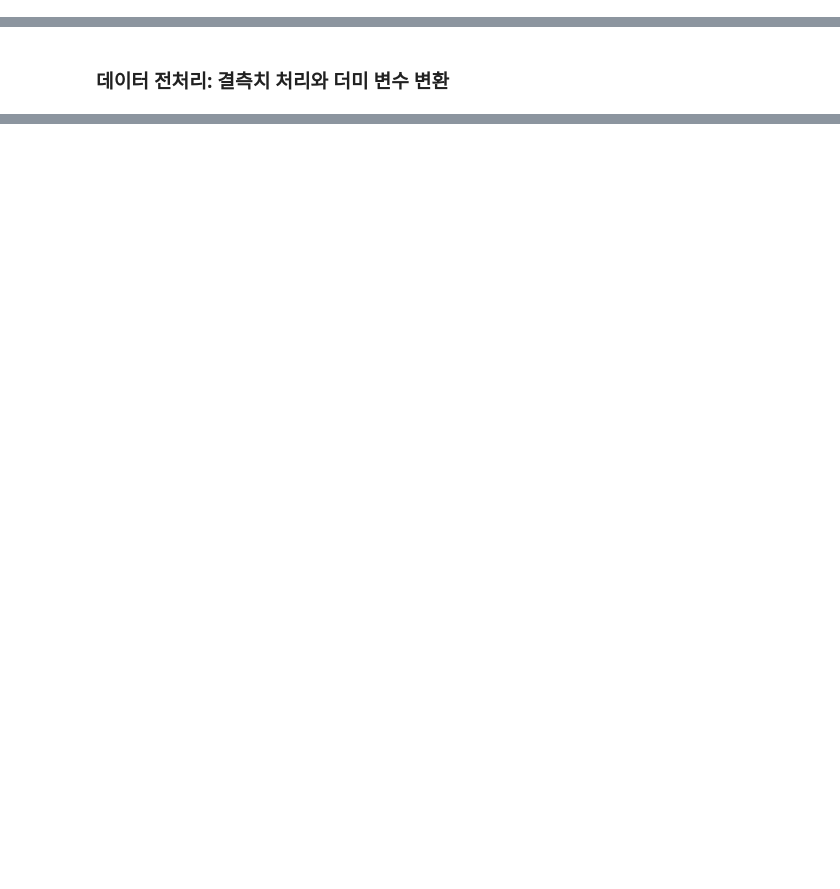
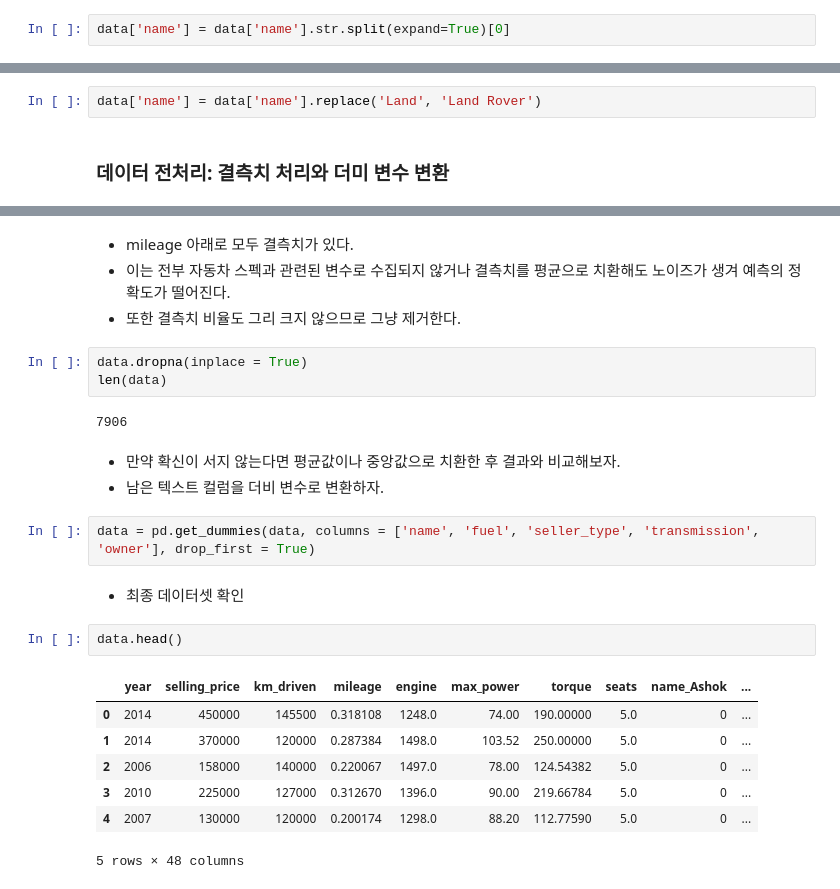
Before and after one commit to HSYhrae/TIL, a Jupyter notebook: Random_Forest(car).ipynb, the cells around one changed output, grey strips where cells are left out. Saved outputs shown, nothing was run; the diff lists cells and outputs as text; blank space fills up the shorter version.

Commit message:
Feat: learn about random forest with car data - not done3

```diff
--- a/Random_Forest(car).ipynb
+++ b/Random_Forest(car).ipynb
@@ -475,0 +539,2 @@ Name: torque, Length: 8128, dtype: object
+# %%
+data['name'] = data['name'].str.split(expand=True)[0]
@@ -476,2 +553,4 @@ Name: torque, Length: 8128, dtype: object
+# %%
+data['name'] = data['name'].replace('Land', 'Land Rover')
 # %% [markdown]
 ### 데이터 전처리: 결측치 처리와 더미 변수 변환
@@ -477,0 +576,26 @@ Name: torque, Length: 8128, dtype: object
+# %% [markdown]
+- mileage 아래로 모두 결측치가 있다.
+- 이는 전부 자동차 스펙과 관련된 변수로 수집되지 않거나 결측치를 평균으로 치환해도 노이즈가 생겨 예측의 정확도가 떨어진다.
+- 또한 결측치 비율도 그리 크지 않으므로 그냥 제거한다.
+# %%
+data.dropna(inplace = True)
+len(data)
+# %% [output]
+7906
+# %% [markdown]
+- 만약 확신이 서지 않는다면 평균값이나 중앙값으로 치환한 후 결과와 비교해보자.
+- 남은 텍스트 컬럼을 더비 변수로 변환하자.
+# %%
+data = pd.get_dummies(data, columns = ['name', 'fuel', 'seller_type', 'transmission', 'owner'], drop_first = True)
+# %% [markdown]
+- 최종 데이터셋 확인
+# %%
+data.head()
+# %% [output]
+|  | year | selling_price | km_driven | mileage | engine | max_power | torque | seats | name_Ashok | ... |
+| 0 | 2014 | 450000 | 145500 | 0.318108 | 1248.0 | 74.00 | 190.00000 | 5.0 | 0 | ... |
+| 1 | 2014 | 370000 | 120000 | 0.287384 | 1498.0 | 103.52 | 250.00000 | 5.0 | 0 | ... |
+| 2 | 2006 | 158000 | 140000 | 0.220067 | 1497.0 | 78.00 | 124.54382 | 5.0 | 0 | ... |
+| 3 | 2010 | 225000 | 127000 | 0.312670 | 1396.0 | 90.00 | 219.66784 | 5.0 | 0 | ... |
+| 4 | 2007 | 130000 | 120000 | 0.200174 | 1298.0 | 88.20 | 112.77590 | 5.0 | 0 | ... |
+5 rows × 48 columns
```
Also changed, not shown: parts of 24 cells of this notebook.
